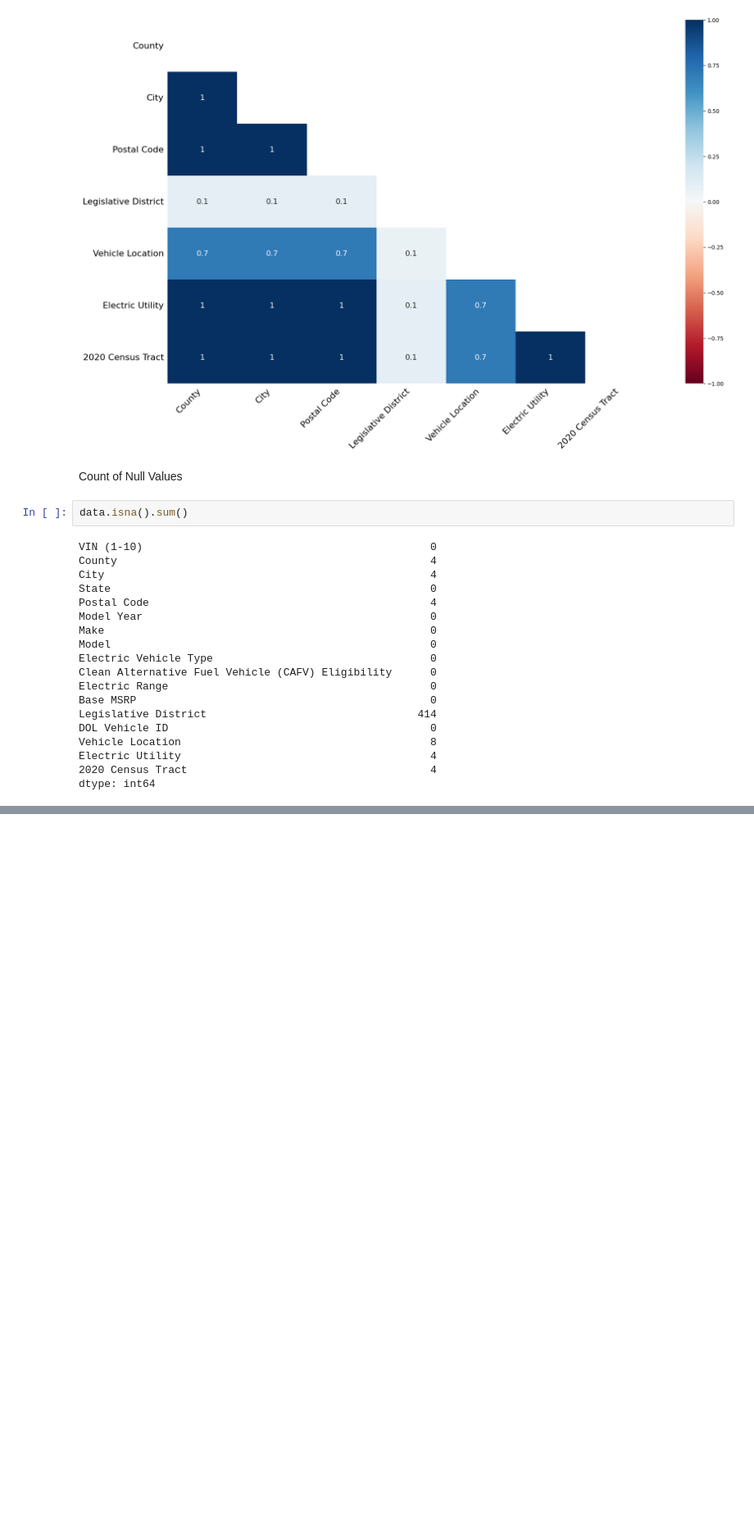
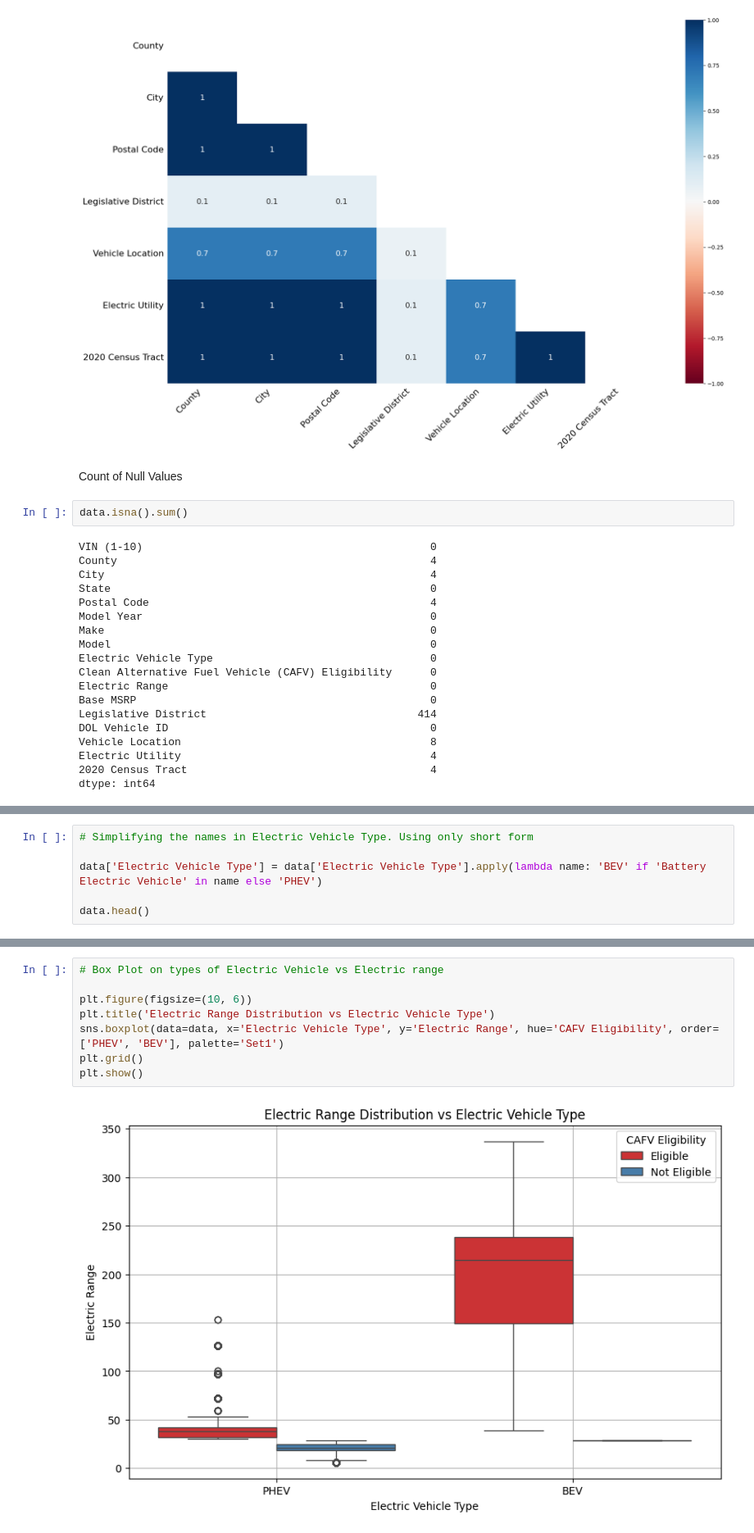
Before and after one commit to RITS98/Electric-Vechicle-Data-Analysis, a Jupyter notebook: EV_Data_Analysis.ipynb, the cells around one changed output, grey strips where cells are left out. Shown: that part at 82% size. Saved outputs shown, nothing was run; the diff lists cells and outputs as text; blank space fills up the shorter version.

```diff
--- a/EV_Data_Analysis.ipynb
+++ b/EV_Data_Analysis.ipynb
@@ -135,0 +223,6 @@ dtype: int64
+# %%
+# Simplifying the names in Electric Vehicle Type. Using only short form
+
+data['Electric Vehicle Type'] = data['Electric Vehicle Type'].apply(lambda name: 'BEV' if 'Battery Electric Vehicle' in name else 'PHEV')
+
+data.head()
@@ -135,0 +236,10 @@ dtype: int64
+# %%
+# Box Plot on types of Electric Vehicle vs Electric range
+
+plt.figure(figsize=(10, 6))
+plt.title('Electric Range Distribution vs Electric Vehicle Type')
+sns.boxplot(data=data, x='Electric Vehicle Type', y='Electric Range', hue='CAFV Eligibility', order=['PHEV', 'BEV'], palette='Set1')
+plt.grid()
+plt.show()
+# %% [output]
+[figure, added]
```
Also changed, not shown: parts of 13 cells of this notebook.
